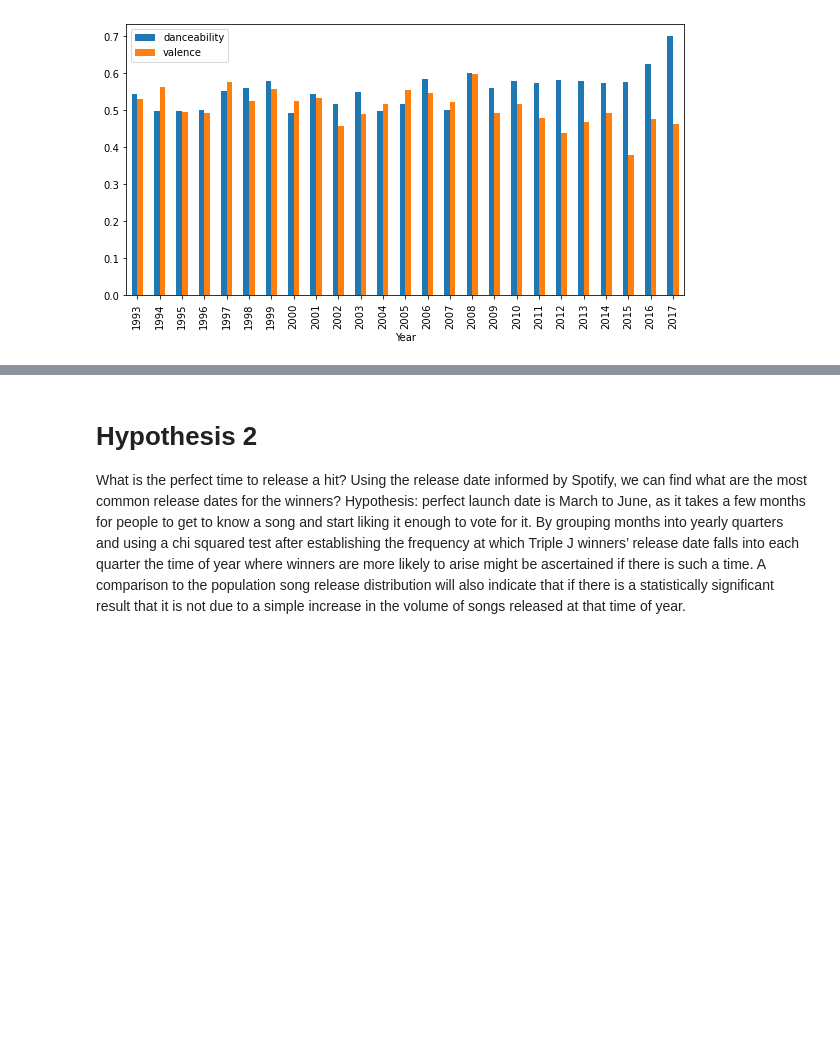
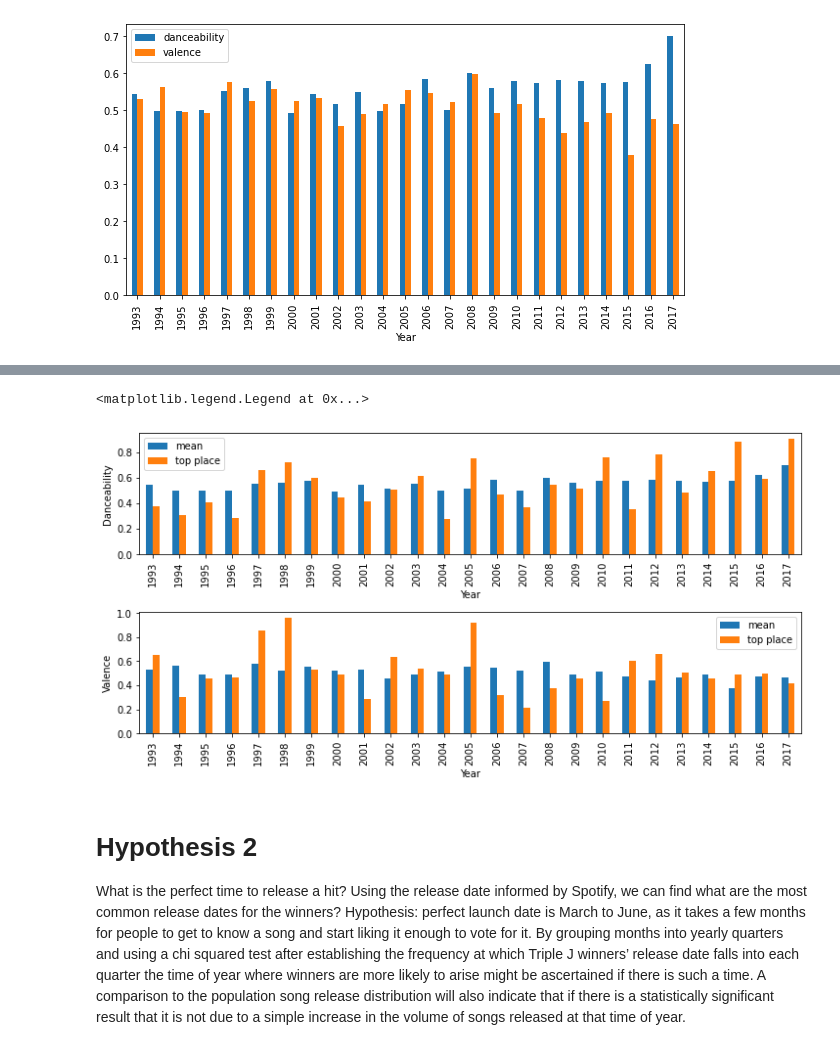
Before and after one commit to relaernu/project_1, a Jupyter notebook: Notebooks/some_analysed.ipynb, the cells around one changed output, grey strips where cells are left out. Cells and saved outputs as stored; diff of their text form; code cells hidden in the pictures; blank space fills up the shorter version.

```diff
--- a/Notebooks/some_analysed.ipynb
+++ b/Notebooks/some_analysed.ipynb
@@ -301 +301,16 @@ ttest_danc
  Ttest_1sampResult(statistic=-1.4787916693041103, pvalue=0.15220213111578962)]
+# %%
+# compare 1st place to whole final_df, some of top 1 are missing, so use the min pos as the top
+top_pos = final_df.groupby("year_x")[["position of year"]].min()
+
+# add column top pos to indicate the top pos in the year to compare the track pos of year
+top_jjj = final_df.copy()
+top_jjj["top pos"] = 0
+for index, row in top_jjj.iterrows():
+    year = row["year_x"]
+    top_jjj.at[index,"top pos"] = top_pos.at[year, "position of year"]
+
+top_tracks = top_jjj.loc[top_jjj["position of year"] == top_jjj["top pos"]]
+top_tracks = top_tracks.set_index(["year_x"])
+top_tracks = top_tracks[["danceability", "valence"]]
+top_tracks
@@ -302,3 +336,17 @@ ttest_danc
+# %%
+hpt1_merge = hpt1_df.merge(top_tracks, left_index=True, right_index=True, suffixes=('', 'top'))
+fig, (ax1, ax2) = plt.subplots(2,1, constrained_layout = True, figsize=(10,5))
+hpt1_merge.plot.bar(y=["danceability", "danceabilitytop"], ax=ax1)
+hpt1_merge.plot.bar(y=["valence", "valencetop"], ax=ax2)
+ax1.set_xlabel("Year")
+ax2.set_xlabel("Year")
+ax1.set_ylabel("Danceability")
+ax2.set_ylabel("Valence")
+ax1.legend(["mean", "top place"])
+ax2.legend(["mean", "top place"])
+# %% [output]
+<matplotlib.legend.Legend at 0x...>
+[figure, added]
 # %% [markdown]
 # Hypothesis 2
 What is the perfect time to release a hit? Using the release date informed by Spotify, we can find what are the most common release dates for the winners? Hypothesis: perfect launch date is March to June, as it takes a few months for people to get to know a song and start liking it enough to vote for it. By grouping months into yearly quarters and using a chi squared test after establishing the frequency at which Triple J winners’ release date falls into each quarter the time of year where winners are more likely to arise might be ascertained if there is such a time. A comparison to the population song release distribution will also indicate that if there is a statistically significant result that it is not due to a simple increase in the volume of songs released at that time of year.
```
Also changed, not shown: parts of 12 cells of this notebook.
